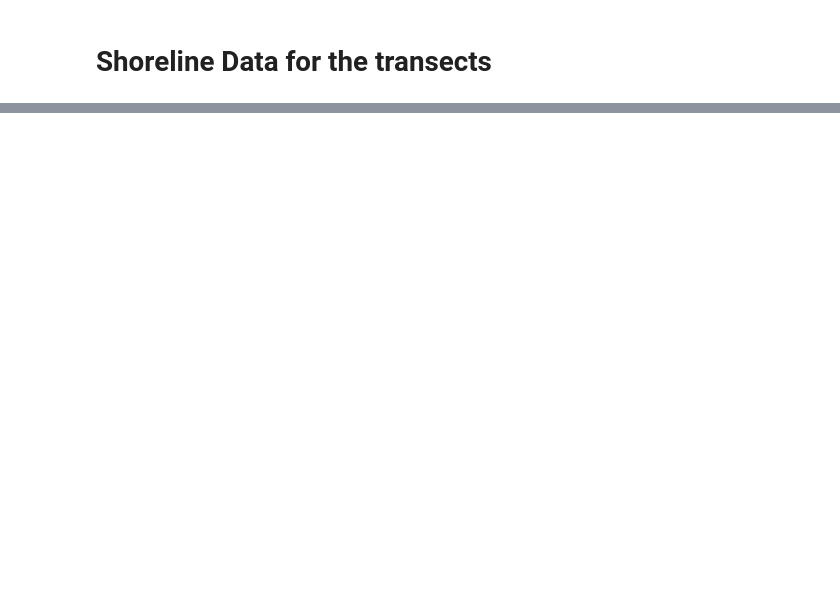
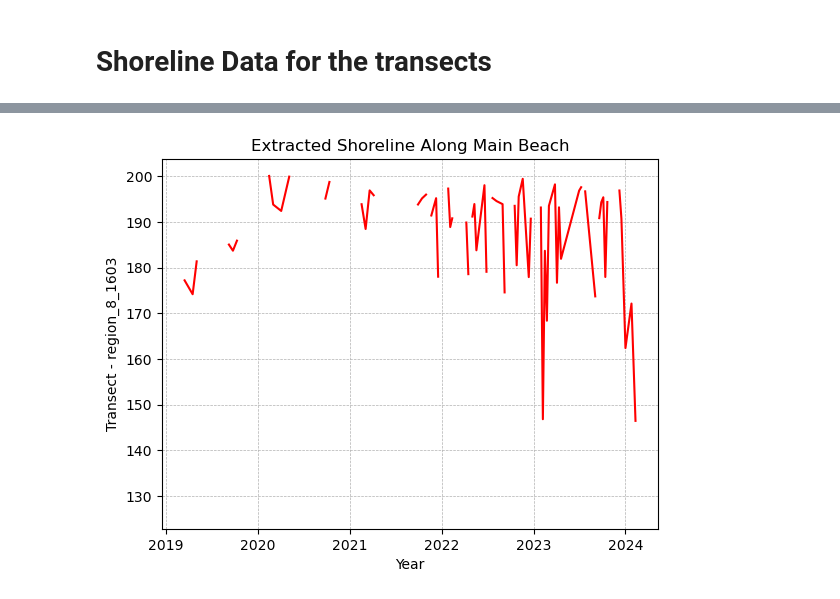
Before and after one commit to Vhaidee1/Shorelinechanges, a Jupyter notebook: Plotting shoreline transect.ipynb, the cells around one changed output, grey strips where cells are left out. Cells and saved outputs as stored; diff of their text form; code cells hidden in the pictures; blank space fills up the shorter version.

```diff
--- a/Plotting shoreline transect.ipynb
+++ b/Plotting shoreline transect.ipynb
@@ -24,0 +28,4 @@ plt.grid(linestyle='--',linewidth=0.5)
+# %%
+lines = lines.split('\n')
+lines.pop(0)
+print(lines[1])
@@ -24,0 +34,32 @@ plt.grid(linestyle='--',linewidth=0.5)
+# %%
+import datetime as dt
+
+def YMD_to_DecYr(year,month,day):
+
+    # define a date object using the datetime module
+    date = dt.datetime(year,month,day)
+
+    # define the start in ordinal units (days since ...)
+    start = dt.date(date.year, 1, 1).toordinal()
+
+    # compute the year_length in ordinal units (365 or 366)
+    year_length = dt.date(date.year+1, 1, 1).toordinal() - start
+
+    # compute the fraction based on the date
+    decimal_fraction = float(date.toordinal() - start) / year_length
+
+    # compute the decimal year
+    dec_yr = year+decimal_fraction
+    return(dec_yr)
+# %%
+dec_yrs = []
+for line in lines:
+    line_parts = line.split()
+    if len(line_parts)>1:
+        year = int(line_parts[0][:4])
+        month = int(line_parts[0][5:7])
+        day = int(line_parts[0][8:10])
+        dec_yr = YMD_to_DecYr(year,month,day)
+        dec_yrs.append(dec_yr)
+coastseg_time=np.array(dec_yrs)
+print(coastseg_time)
@@ -24,0 +84,10 @@ plt.grid(linestyle='--',linewidth=0.5)
+# %%
+plt.plot(coastseg_time, transects_timeseries[:,-1], 'r-')
+plt.ylabel('Transect - region_8_1603')
+plt.grid(linestyle='--',linewidth=0.5)
+plt.title('Extracted Shoreline Along Main Beach')
+plt.xlabel('Year');
+
+#now this has time on the x access
+# %% [output]
+[figure, added]
```
Also changed, not shown: parts of 9 cells of this notebook, 11 other files.
